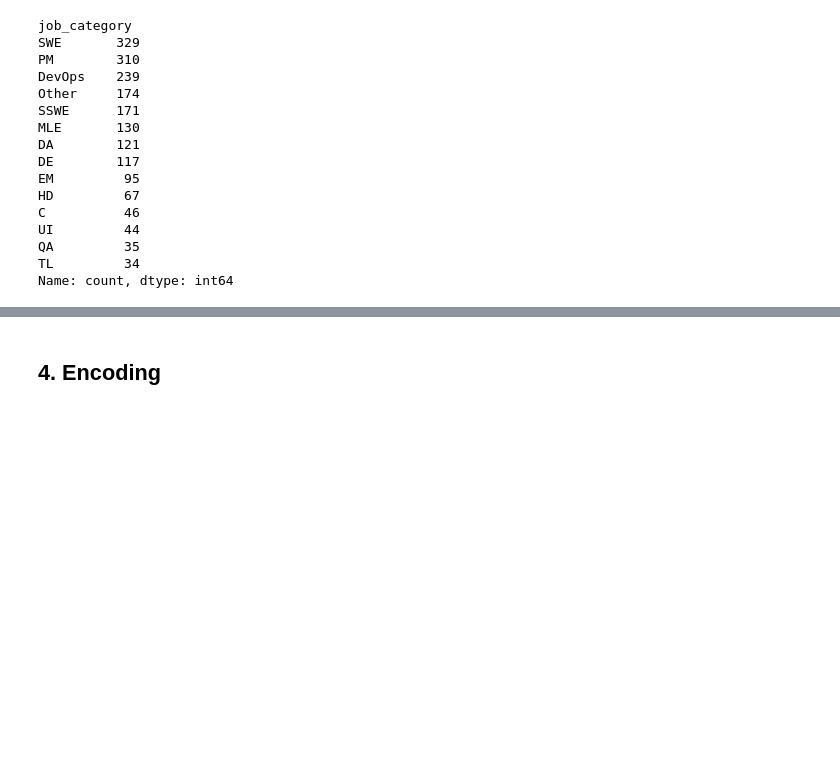
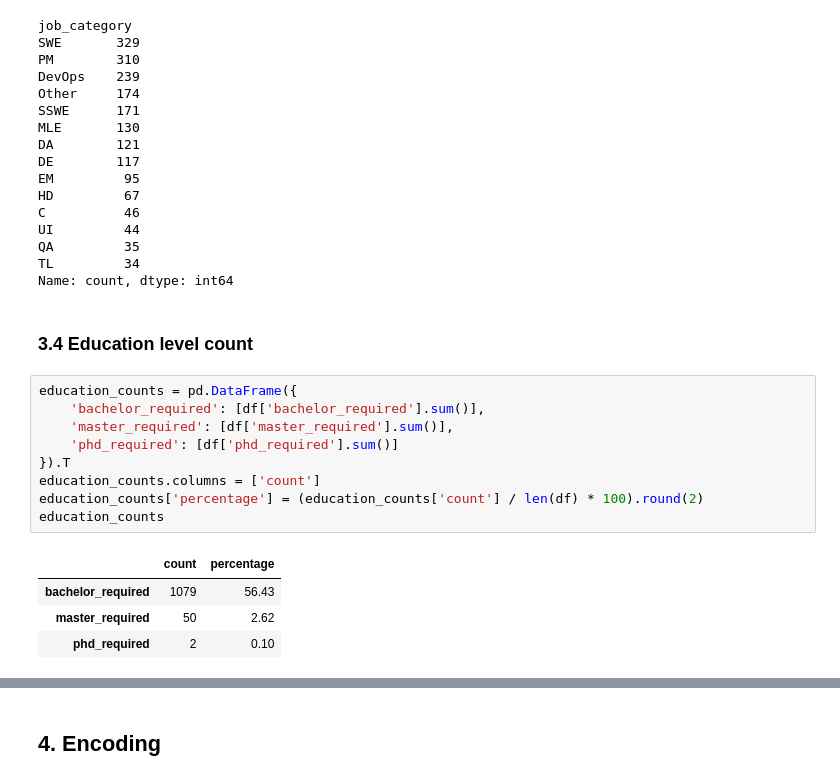
Before and after one commit to nahuel-nicolas/tech-jobs-analysis, a Jupyter notebook: predictions/main.ipynb, the cells around one changed output, grey strips where cells are left out. Drawn from its saved outputs; the diff is of its cells as text; blank space fills up the shorter version.

```diff
--- a/predictions/main.ipynb
+++ b/predictions/main.ipynb
@@ -358,3 +358,19 @@ UI         44
 QA         35
 TL         34
 Name: count, dtype: int64
+# %% [markdown]
+### 3.4 Education level count
+# %%
+education_counts = pd.DataFrame({
+    'bachelor_required': [df['bachelor_required'].sum()],
+    'master_required': [df['master_required'].sum()],
+    'phd_required': [df['phd_required'].sum()]
+}).T
+education_counts.columns = ['count']
+education_counts['percentage'] = (education_counts['count'] / len(df) * 100).round(2)
+education_counts
+# %% [output]
+|  | count | percentage |
+| bachelor_required | 1079 | 56.43 |
+| master_required | 50 | 2.62 |
+| phd_required | 2 | 0.10 |
```
Also changed, not shown: parts of 6 cells of this notebook.
